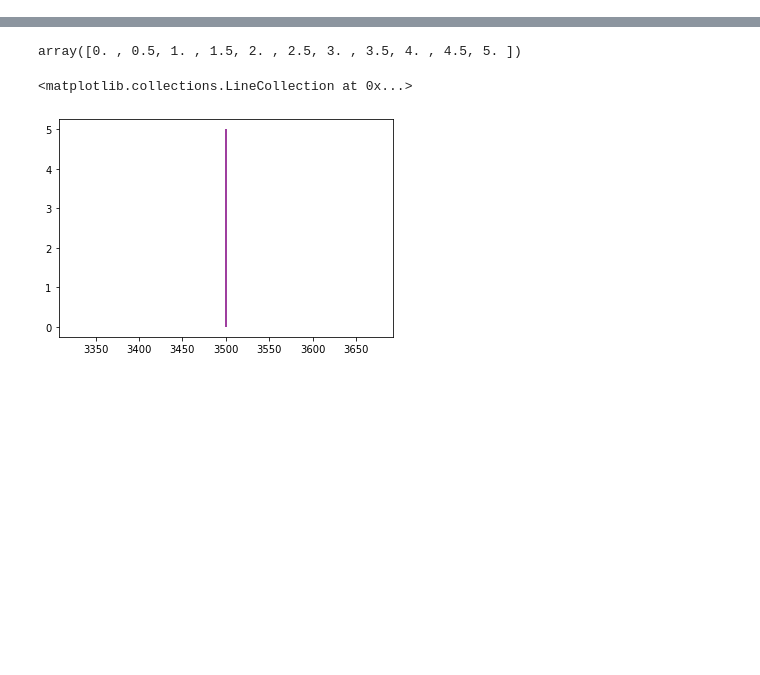
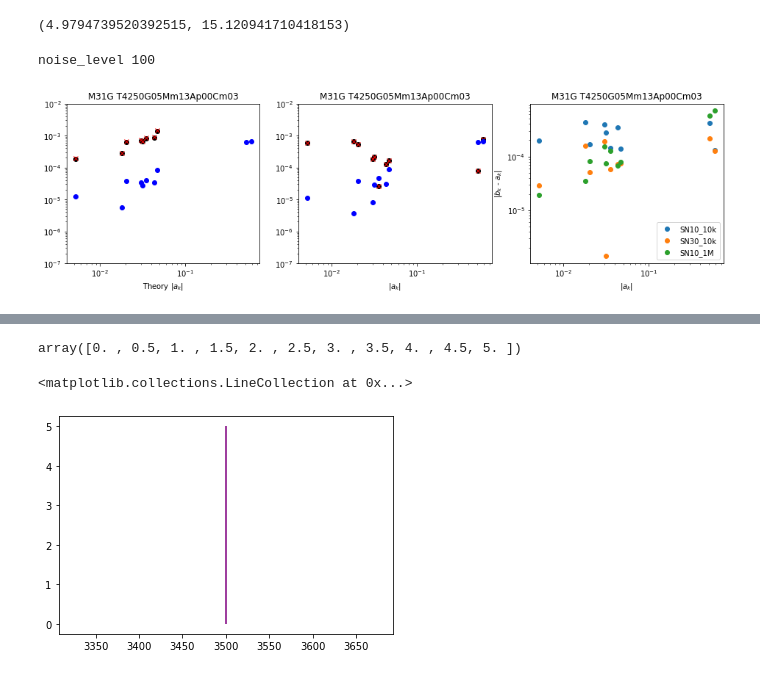
Before and after one commit to ViskaWei/PIML_v0, a Jupyter notebook: nb/M31G.ipynb, the cells around one changed output, grey strips where cells are left out. Cells and saved outputs as stored; diff of their text form; code cells hidden in the pictures; blank space fills up the shorter version.

```diff
--- a/nb/M31G.ipynb
+++ b/nb/M31G.ipynb
@@ -17,4 +20,4 @@ sys.path.insert(0, PROJECT_PATH)
 # %%
 from PIML.box.boxWR import BoxWR
 # %%
-bb = BoxWR()
+b = BoxWR()
@@ -20,0 +36,17 @@ bb = BoxWR()
+# %%
+NL, NL2 = 100, 30
+b.estimate_snr(NL), b.estimate_snr(NL2)
+# %% [output]
+(4.9794739520392515, 15.120941710418153)
+# %%
+diff_10k_100, bias_10k_100,bX = b.eval_pca_bias(b.PhyMid, 10000, noise_level=NL)
+# diff_10k_30, bias_10k_30 = b.eval_pca_bias(b.PhyMid, 10000, noise_level=NL2)
+# diff_1M_100, bias_1M_100 = b.eval_pca_bias(b.PhyMid, 1000000, noise_level=NL)
+# %% [output]
+noise_level 100
+# %%
+diffs = [diff_10k_100, diff_10k_30, diff_1M_100]
+# %%
+b.plot_bias_evals(diffs, bias_1M_100, bX,pmt=None, diff_labels=["SN10_10k","SN30_10k","SN10_1M"])
+# %% [output]
+[figure, added]
```
Also changed, not shown: parts of 6 cells of this notebook, 9 other files.
